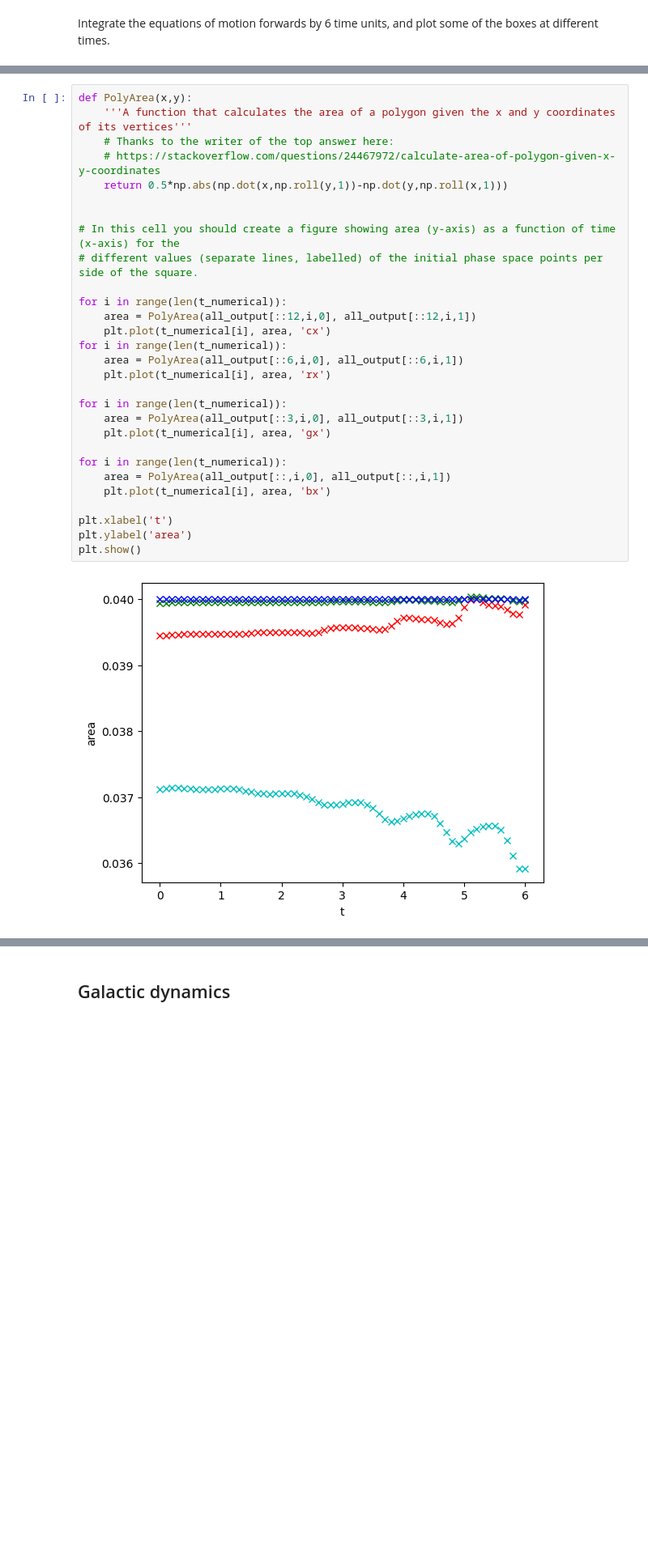
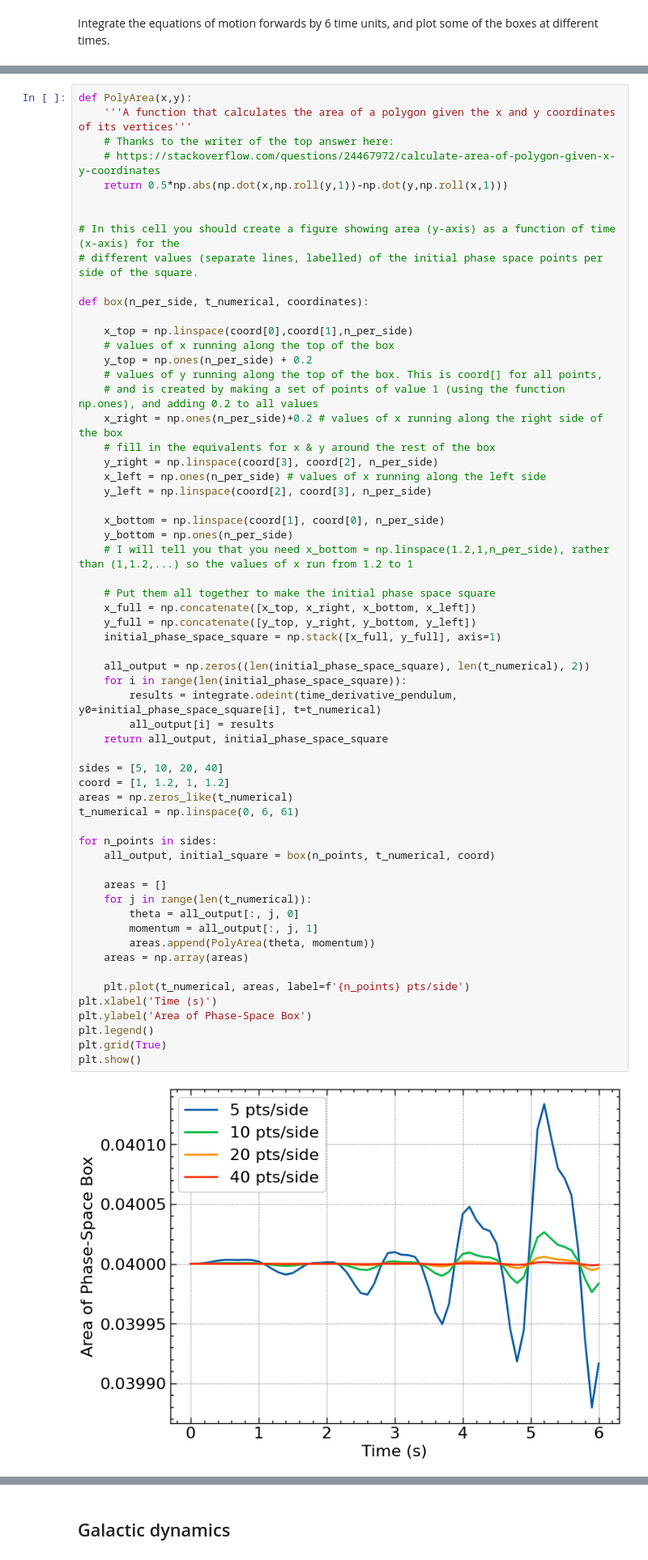
Before and after one commit to fotedarayush/Computational-Fluids-Files, a Jupyter notebook: PA4611 - Coursework2(1).ipynb, the cells around one changed output, grey strips where cells are left out. Shown at 81% size. Saved outputs shown, nothing was run; the diff lists cells and outputs as text; blank space fills up the shorter version.

```diff
--- a/PA4611 - Coursework2(1).ipynb
+++ b/PA4611 - Coursework2(1).ipynb
@@ -140,34 +141,65 @@ You will save some time for yourself if you create a function that takes as inpu
 # %%
 def PolyArea(x,y):
     '''A function that calculates the area of a polygon given the x and y coordinates of its vertices'''
     # Thanks to the writer of the top answer here:
     # https://stackoverflow.com/questions/24467972/calculate-area-of-polygon-given-x-y-coordinates
     return 0.5*np.abs(np.dot(x,np.roll(y,1))-np.dot(y,np.roll(x,1)))
 
 
 # In this cell you should create a figure showing area (y-axis) as a function of time (x-axis) for the
 # different values (separate lines, labelled) of the initial phase space points per side of the square.
 
-for i in range(len(t_numerical)):
-    area = PolyArea(all_output[::12,i,0], all_output[::12,i,1])
-    plt.plot(t_numerical[i], area, 'cx')
-for i in range(len(t_numerical)):
-    area = PolyArea(all_output[::6,i,0], all_output[::6,i,1])
-    plt.plot(t_numerical[i], area, 'rx')
+def box(n_per_side, t_numerical, coordinates):
 
-for i in range(len(t_numerical)):
-    area = PolyArea(all_output[::3,i,0], all_output[::3,i,1])
-    plt.plot(t_numerical[i], area, 'gx')
+    x_top = np.linspace(coord[0],coord[1],n_per_side)
+    # values of x running along the top of the box
+    y_top = np.ones(n_per_side) + 0.2
+    # values of y running along the top of the box. This is coord[] for all points,
+    # and is created by making a set of points of value 1 (using the function np.ones), and adding 0.2 to all values
+    x_right = np.ones(n_per_side)+0.2 # values of x running along the right side of the box
+    # fill in the equivalents for x & y around the rest of the box
+    y_right = np.linspace(coord[3], coord[2], n_per_side)
+    x_left = np.ones(n_per_side) # values of x running along the left side
+    y_left = np.linspace(coord[2], coord[3], n_per_side)
 
-for i in range(len(t_numerical)):
-    area = PolyArea(all_output[::,i,0], all_output[::,i,1])
-    plt.plot(t_numerical[i], area, 'bx')
+    x_bottom = np.linspace(coord[1], coord[0], n_per_side)
+    y_bottom = np.ones(n_per_side)
+    # I will tell you that you need x_bottom = np.linspace(1.2,1,n_per_side), rather than (1,1.2,...) so the values of x run from 1.2 to 1
 
-plt.xlabel('t')
-plt.ylabel('area')
+    # Put them all together to make the initial phase space square
+    x_full = np.concatenate([x_top, x_right, x_bottom, x_left])
+    y_full = np.concatenate([y_top, y_right, y_bottom, y_left])
+    initial_phase_space_square = np.stack([x_full, y_full], axis=1)
+
+    all_output = np.zeros((len(initial_phase_space_square), len(t_numerical), 2))
+    for i in range(len(initial_phase_space_square)):
+        results = integrate.odeint(time_derivative_pendulum, y0=initial_phase_space_square[i], t=t_numerical)
+        all_output[i] = results
+    return all_output, initial_phase_space_square
+
+sides = [5, 10, 20, 40]
+coord = [1, 1.2, 1, 1.2]
+areas = np.zeros_like(t_numerical)
+t_numerical = np.linspace(0, 6, 61)
+
+for n_points in sides:
+    all_output, initial_square = box(n_points, t_numerical, coord)
+
+    areas = []
+    for j in range(len(t_numerical)):
+        theta = all_output[:, j, 0]
+        momentum = all_output[:, j, 1]
+        areas.append(PolyArea(theta, momentum))
+    areas = np.array(areas)
+
+    plt.plot(t_numerical, areas, label=f'{n_points} pts/side')
+plt.xlabel('Time (s)')
+plt.ylabel('Area of Phase-Space Box')
+plt.legend()
+plt.grid(True)
 plt.show()
 # %% [output]
-[figure, old version]
+[figure, new version]
 # %% [markdown]
 #### Question:
 
```
Also changed, not shown: parts of 8 cells of this notebook.
